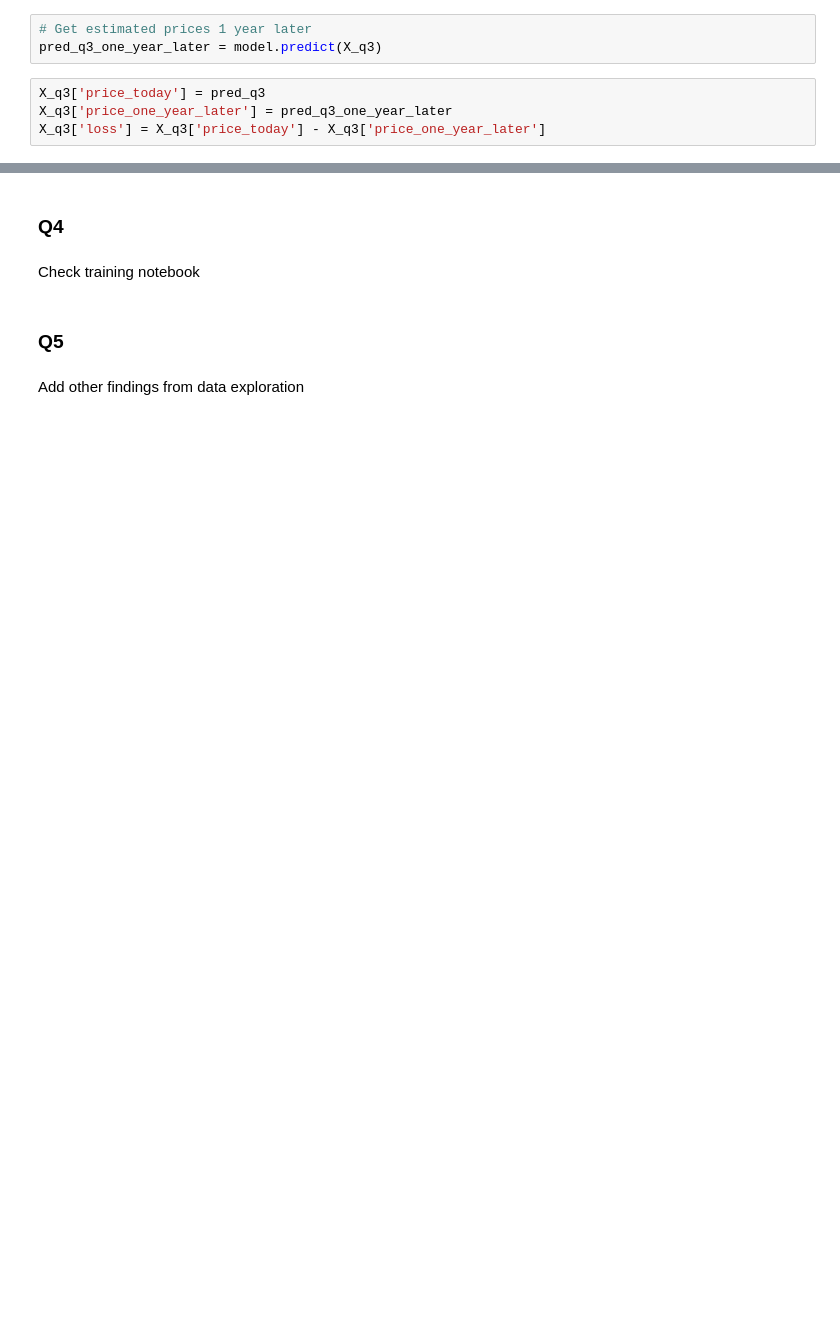
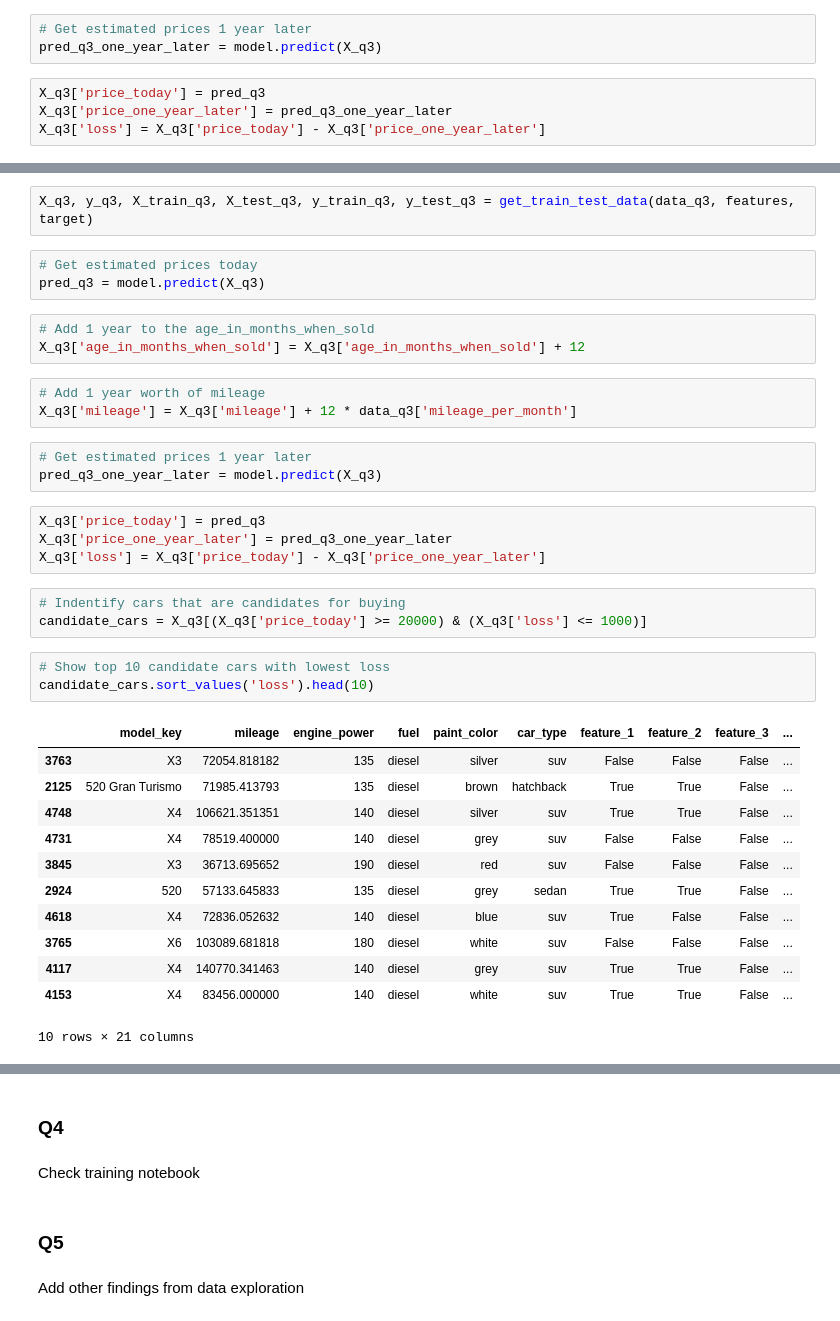
Before and after one commit to camontanezp/cars-price, a Jupyter notebook: notebooks/05_answer_questions.ipynb, the cells around one changed output, grey strips where cells are left out. Saved outputs shown, nothing was run; the diff lists cells and outputs as text; blank space fills up the shorter version.

```diff
--- a/notebooks/05_answer_questions.ipynb
+++ b/notebooks/05_answer_questions.ipynb
@@ -151,0 +313,37 @@ X_q3[X_q3['price_today'] >= 20000].sort_values('loss', ascending=True).head(10)
+# %%
+X_q3, y_q3, X_train_q3, X_test_q3, y_train_q3, y_test_q3 = get_train_test_data(data_q3, features, target)
+# %%
+# Get estimated prices today
+pred_q3 = model.predict(X_q3)
+# %%
+# Add 1 year to the age_in_months_when_sold
+X_q3['age_in_months_when_sold'] = X_q3['age_in_months_when_sold'] + 12
+# %%
+# Add 1 year worth of mileage
+X_q3['mileage'] = X_q3['mileage'] + 12 * data_q3['mileage_per_month']
+# %%
+# Get estimated prices 1 year later
+pred_q3_one_year_later = model.predict(X_q3)
+# %%
+X_q3['price_today'] = pred_q3
+X_q3['price_one_year_later'] = pred_q3_one_year_later
+X_q3['loss'] = X_q3['price_today'] - X_q3['price_one_year_later']
+# %%
+# Indentify cars that are candidates for buying
+candidate_cars = X_q3[(X_q3['price_today'] >= 20000) & (X_q3['loss'] <= 1000)]
+# %%
+# Show top 10 candidate cars with lowest loss
+candidate_cars.sort_values('loss').head(10)
+# %% [output]
+|  | model_key | mileage | engine_power | fuel | paint_color | car_type | feature_1 | feature_2 | feature_3 | ... |
+| 3763 | X3 | 72054.818182 | 135 | diesel | silver | suv | False | False | False | ... |
+| 2125 | 520 Gran Turismo | 71985.413793 | 135 | diesel | brown | hatchback | True | True | False | ... |
+| 4748 | X4 | 106621.351351 | 140 | diesel | silver | suv | True | True | False | ... |
+| 4731 | X4 | 78519.400000 | 140 | diesel | grey | suv | False | False | False | ... |
+| 3845 | X3 | 36713.695652 | 190 | diesel | red | suv | False | False | False | ... |
+| 2924 | 520 | 57133.645833 | 135 | diesel | grey | sedan | True | True | False | ... |
+| 4618 | X4 | 72836.052632 | 140 | diesel | blue | suv | True | False | False | ... |
+| 3765 | X6 | 103089.681818 | 180 | diesel | white | suv | False | False | False | ... |
+| 4117 | X4 | 140770.341463 | 140 | diesel | grey | suv | True | True | False | ... |
+| 4153 | X4 | 83456.000000 | 140 | diesel | white | suv | True | True | False | ... |
+10 rows × 21 columns
```
Also changed, not shown: parts of 30 cells of this notebook.
